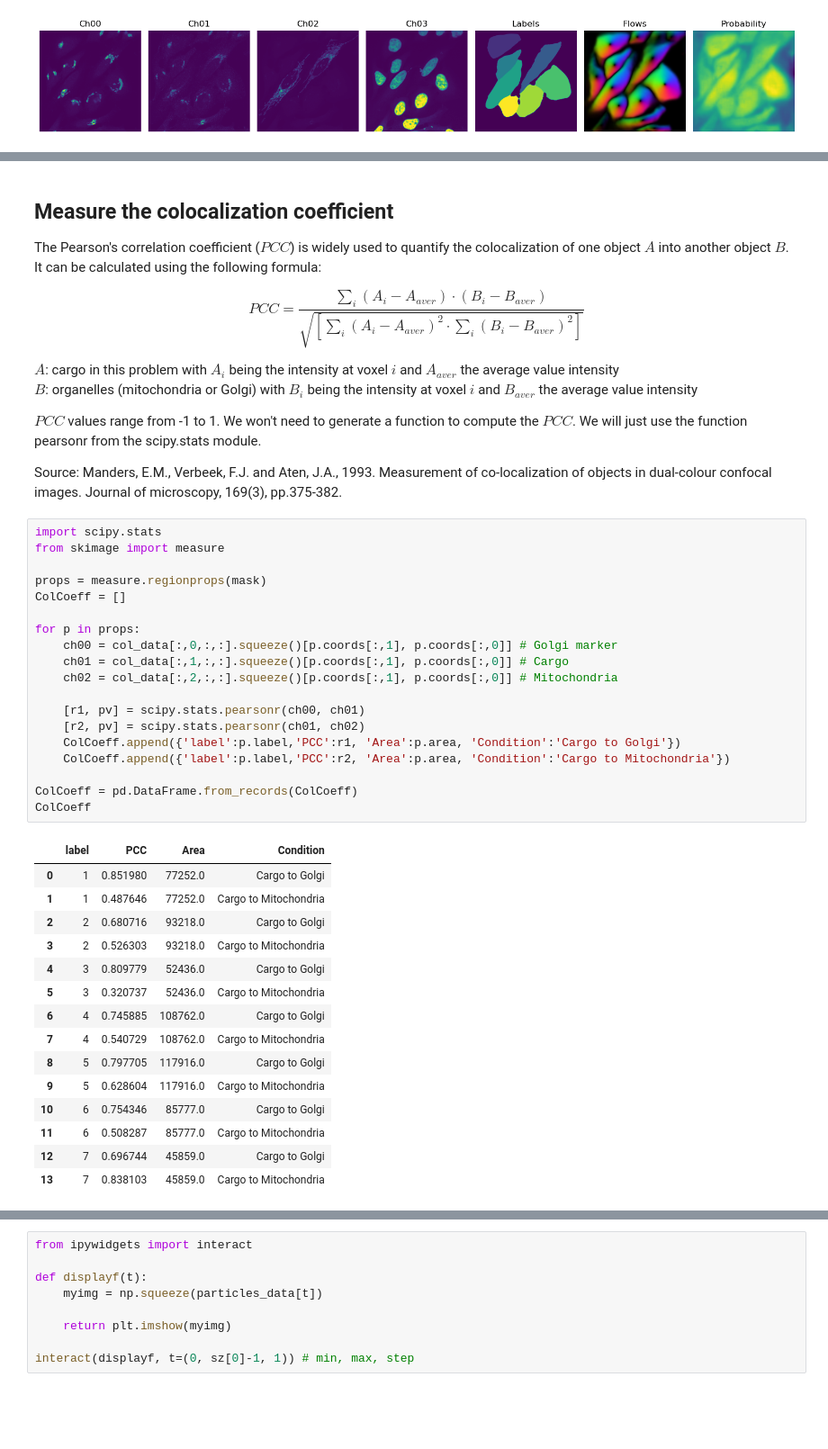
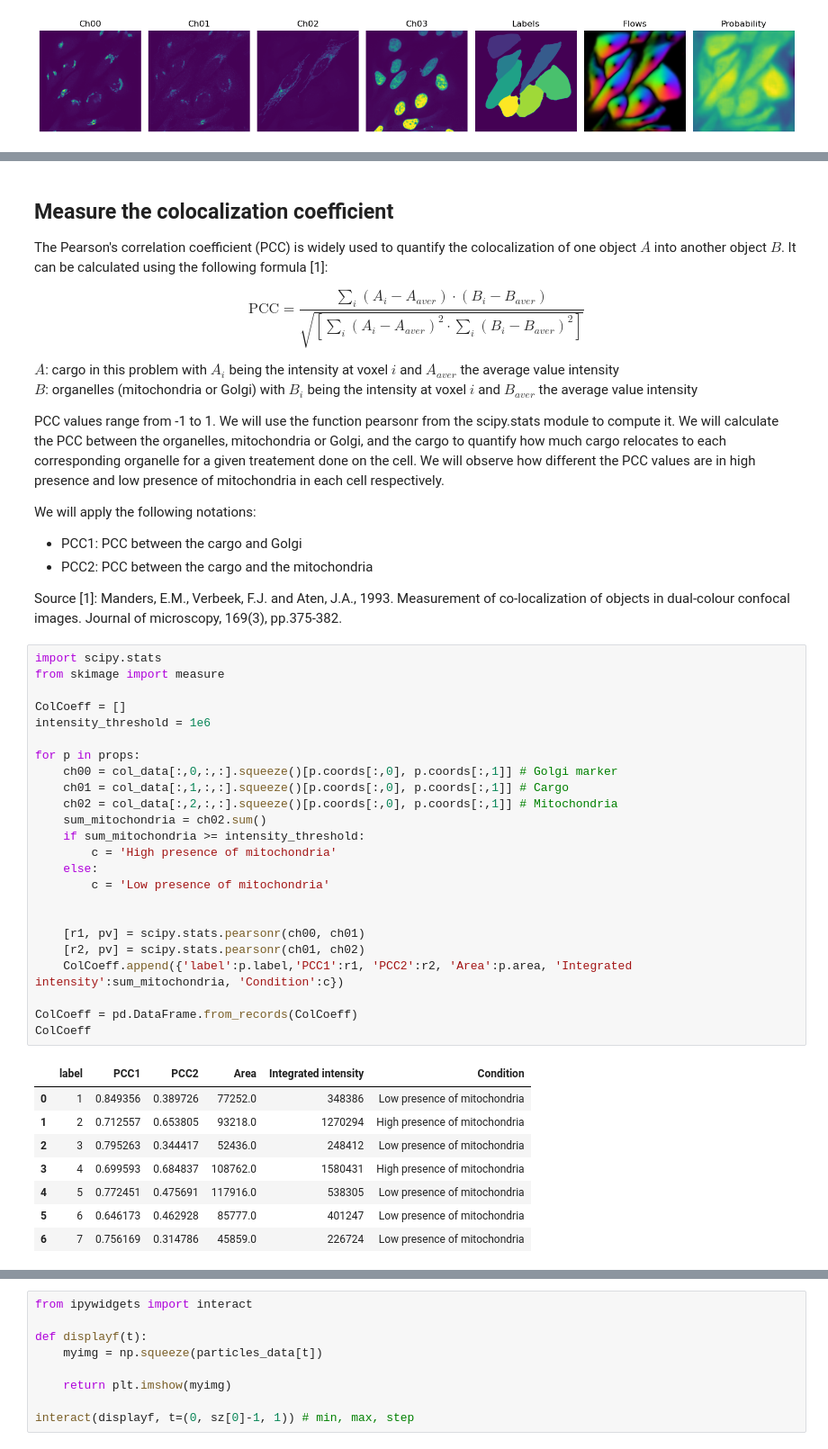
Before and after one commit to u-schulze/Python-course, a Jupyter notebook: Course-main.ipynb, the cells around one changed output, grey strips where cells are left out. Shown at 90% size. Cells and saved outputs as stored; diff of their text form; blank space fills up the shorter version.

```diff
--- a/Course-main.ipynb
+++ b/Course-main.ipynb
@@ -832,48 +867,50 @@ fig.tight_layout()
 # %% [markdown]
 ## Measure the colocalization coefficient
 
-The Pearson's correlation coefficient ($PCC$) is widely used to quantify the colocalization of one object $A$ into another object $B$. It can be calculated using the following formula:
+The Pearson's correlation coefficient (PCC) is widely used to quantify the colocalization of one object $A$ into another object $B$. It can be calculated using the following formula [1]:
 
-$$PCC = \frac{\sum_i\left( A_i - A_{aver} \right) \cdot \left( B_i - B_{aver} \right)}{\sqrt{\left[ \sum_i \left( A_i - A_{aver} \right)^2 \cdot \sum_i \left( B_i - B_{aver} \right)^2 \right]}}$$
+$$\text{PCC} = \frac{\sum_i\left( A_i - A_{aver} \right) \cdot \left( B_i - B_{aver} \right)}{\sqrt{\left[ \sum_i \left( A_i - A_{aver} \right)^2 \cdot \sum_i \left( B_i - B_{aver} \right)^2 \right]}}$$
 
 $A$: cargo in this problem with $A_i$ being the intensity at voxel $i$ and $A_{aver}$ the average value intensity \
 $B$: organelles (mitochondria or Golgi) with $B_i$ being the intensity at voxel $i$ and $B_{aver}$ the average value intensity
 
-$PCC$ values range from -1 to 1. We won't need to generate a function to compute the $PCC$. We will just use the function pearsonr from the scipy.stats module.
+PCC values range from -1 to 1. We will use the function pearsonr from the scipy.stats module to compute it. We will calculate the PCC between the organelles, mitochondria or Golgi, and the cargo to quantify how much cargo relocates to each corresponding organelle for a given treatement done on the cell. We will observe how different the PCC values are in high presence and low presence of mitochondria in each cell respectively. <br>
 
-Source: Manders, E.M., Verbeek, F.J. and Aten, J.A., 1993. Measurement of co‐localization of objects in dual‐colour confocal images. Journal of microscopy, 169(3), pp.375-382.
+We will apply the following notations:
+- PCC1: PCC between the cargo and Golgi
+- PCC2: PCC between the cargo and the mitochondria
+
+Source [1]: Manders, E.M., Verbeek, F.J. and Aten, J.A., 1993. Measurement of co‐localization of objects in dual‐colour confocal images. Journal of microscopy, 169(3), pp.375-382.
 # %%
 import scipy.stats
 from skimage import measure
 
-props = measure.regionprops(mask)
 ColCoeff = []
+intensity_threshold = 1e6
 
 for p in props:
-    ch00 = col_data[:,0,:,:].squeeze()[p.coords[:,1], p.coords[:,0]] # Golgi marker
-    ch01 = col_data[:,1,:,:].squeeze()[p.coords[:,1], p.coords[:,0]] # Cargo
-    ch02 = col_data[:,2,:,:].squeeze()[p.coords[:,1], p.coords[:,0]] # Mitochondria
+    ch00 = col_data[:,0,:,:].squeeze()[p.coords[:,0], p.coords[:,1]] # Golgi marker
+    ch01 = col_data[:,1,:,:].squeeze()[p.coords[:,0], p.coords[:,1]] # Cargo
+    ch02 = col_data[:,2,:,:].squeeze()[p.coords[:,0], p.coords[:,1]] # Mitochondria
+    sum_mitochondria = ch02.sum()
+    if sum_mitochondria >= intensity_threshold:
+        c = 'High presence of mitochondria'
+    else:
+        c = 'Low presence of mitochondria'
+
 
     [r1, pv] = scipy.stats.pearsonr(ch00, ch01)
     [r2, pv] = scipy.stats.pearsonr(ch01, ch02)
-    ColCoeff.append({'label':p.label,'PCC':r1, 'Area':p.area, 'Condition':'Cargo to Golgi'})
-    ColCoeff.append({'label':p.label,'PCC':r2, 'Area':p.area, 'Condition':'Cargo to Mitochondria'})
+    ColCoeff.append({'label':p.label,'PCC1':r1, 'PCC2':r2, 'Area':p.area, 'Integrated intensity':sum_mitochondria, 'Condition':c})
 
 ColCoeff = pd.DataFrame.from_records(ColCoeff)
 ColCoeff
 # %% [output]
-|  | label | PCC | Area | Condition |
-| 0 | 1 | 0.851980 | 77252.0 | Cargo to Golgi |
-| 1 | 1 | 0.487646 | 77252.0 | Cargo to Mitochondria |
-| 2 | 2 | 0.680716 | 93218.0 | Cargo to Golgi |
-| 3 | 2 | 0.526303 | 93218.0 | Cargo to Mitochondria |
-| 4 | 3 | 0.809779 | 52436.0 | Cargo to Golgi |
-| 5 | 3 | 0.320737 | 52436.0 | Cargo to Mitochondria |
-| 6 | 4 | 0.745885 | 108762.0 | Cargo to Golgi |
-| 7 | 4 | 0.540729 | 108762.0 | Cargo to Mitochondria |
-| 8 | 5 | 0.797705 | 117916.0 | Cargo to Golgi |
-| 9 | 5 | 0.628604 | 117916.0 | Cargo to Mitochondria |
-| 10 | 6 | 0.754346 | 85777.0 | Cargo to Golgi |
-| 11 | 6 | 0.508287 | 85777.0 | Cargo to Mitochondria |
-| 12 | 7 | 0.696744 | 45859.0 | Cargo to Golgi |
-| 13 | 7 | 0.838103 | 45859.0 | Cargo to Mitochondria |
+|  | label | PCC1 | PCC2 | Area | Integrated intensity | Condition |
+| 0 | 1 | 0.849356 | 0.389726 | 77252.0 | 348386 | Low presence of mitochondria |
+| 1 | 2 | 0.712557 | 0.653805 | 93218.0 | 1270294 | High presence of mitochondria |
+| 2 | 3 | 0.795263 | 0.344417 | 52436.0 | 248412 | Low presence of mitochondria |
+| 3 | 4 | 0.699593 | 0.684837 | 108762.0 | 1580431 | High presence of mitochondria |
+| 4 | 5 | 0.772451 | 0.475691 | 117916.0 | 538305 | Low presence of mitochondria |
+| 5 | 6 | 0.646173 | 0.462928 | 85777.0 | 401247 | Low presence of mitochondria |
+| 6 | 7 | 0.756169 | 0.314786 | 45859.0 | 226724 | Low presence of mitochondria |
```
Also changed, not shown: parts of 22 cells of this notebook.
